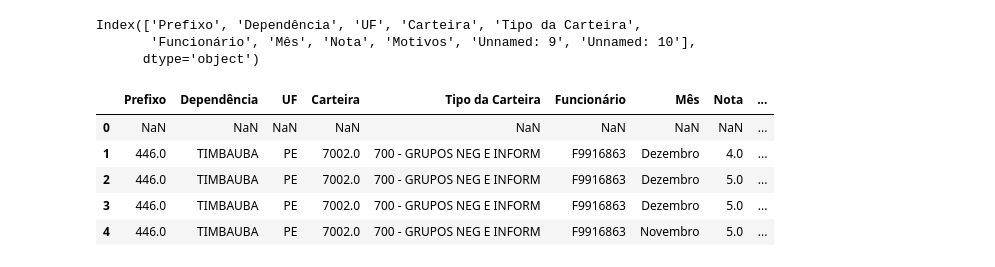
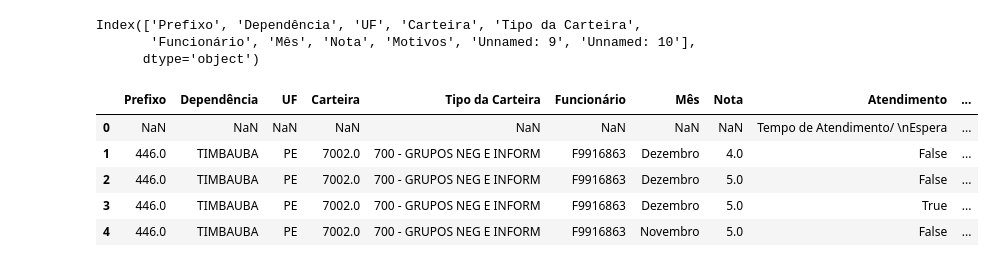
Before and after one commit to oakthyago/oakthyago, a Jupyter notebook: relatório_BB.ipynb, the cells around one changed output. Cells and saved outputs as stored; diff of their text form; code cells hidden in the pictures.

```diff
--- a/relatório_BB.ipynb
+++ b/relatório_BB.ipynb
@@ -3,7 +3,7 @@
 # %%
 import pandas as pd
 # %%
-df = pd.read_excel("/content/relatorio-3285.xlsx")
+df = pd.read_excel("/content/drive/MyDrive/BB111/relatorio-3285.xlsx")
 # %%
 df.columns
 # %% [output]
@@ -83,29 +83,23 @@ Index(['Prefixo', 'Dependência', 'UF', 'Carteira', 'Tipo da Carteira',
        'Funcionário', 'Mês', 'Nota', 'Motivos', 'Unnamed: 9', 'Unnamed: 10'],
       dtype='object')
 # %%
-# prompt: rename columns to :
-# ['Prefixo', 'Dependência', 'UF', 'Carteira', 'Tipo da Carteira',
-#        'Funcionário', 'Mês', 'Nota', 'Tempo de Atendimento Espera', 'Boa Vontade Cordialidade', 'Domínio do Assunto']
 
-import pandas as pd
-
-df = pd.read_excel("/content/relatorio-3285.xlsx")
 
 new_columns = ['Prefixo', 'Dependência', 'UF', 'Carteira', 'Tipo da Carteira',
-               'Funcionário', 'Mês', 'Nota', 'Tempo de Atendimento Espera', 'Boa Vontade Cordialidade', 'Domínio do Assunto']
+               'Funcionário', 'Mês', 'Nota', 'Atendimento', 'Cordialidade', 'Dominio']
 
 # Check if the number of new columns matches the number of existing columns
 if len(new_columns) == len(df.columns):
     df.columns = new_columns
 else:
     print("Error: The number of new column names does not match the number of existing columns.")
     # Handle the mismatch appropriately, e.g., add or remove columns
 
 df.head()
 # %% [output]
-|  | Prefixo | Dependência | UF | Carteira | Tipo da Carteira | Funcionário | Mês | Nota | ... |
-| 0 | NaN | NaN | NaN | NaN | NaN | NaN | NaN | NaN | ... |
-| 1 | 446.0 | TIMBAUBA | PE | 7002.0 | 700 - GRUPOS NEG E INFORM | F9916863 | Dezembro | 4.0 | ... |
-| 2 | 446.0 | TIMBAUBA | PE | 7002.0 | 700 - GRUPOS NEG E INFORM | F9916863 | Dezembro | 5.0 | ... |
-| 3 | 446.0 | TIMBAUBA | PE | 7002.0 | 700 - GRUPOS NEG E INFORM | F9916863 | Dezembro | 5.0 | ... |
-| 4 | 446.0 | TIMBAUBA | PE | 7002.0 | 700 - GRUPOS NEG E INFORM | F9916863 | Novembro | 5.0 | ... |
+|  | Prefixo | Dependência | UF | Carteira | Tipo da Carteira | Funcionário | Mês | Nota | Atendimento | ... |
+| 0 | NaN | NaN | NaN | NaN | NaN | NaN | NaN | NaN | Tempo de Atendimento/ \nEspera | ... |
+| 1 | 446.0 | TIMBAUBA | PE | 7002.0 | 700 - GRUPOS NEG E INFORM | F9916863 | Dezembro | 4.0 | False | ... |
+| 2 | 446.0 | TIMBAUBA | PE | 7002.0 | 700 - GRUPOS NEG E INFORM | F9916863 | Dezembro | 5.0 | False | ... |
+| 3 | 446.0 | TIMBAUBA | PE | 7002.0 | 700 - GRUPOS NEG E INFORM | F9916863 | Dezembro | 5.0 | True | ... |
+| 4 | 446.0 | TIMBAUBA | PE | 7002.0 | 700 - GRUPOS NEG E INFORM | F9916863 | Novembro | 5.0 | False | ... |
```
Also changed, not shown: parts of 11 cells of this notebook.
